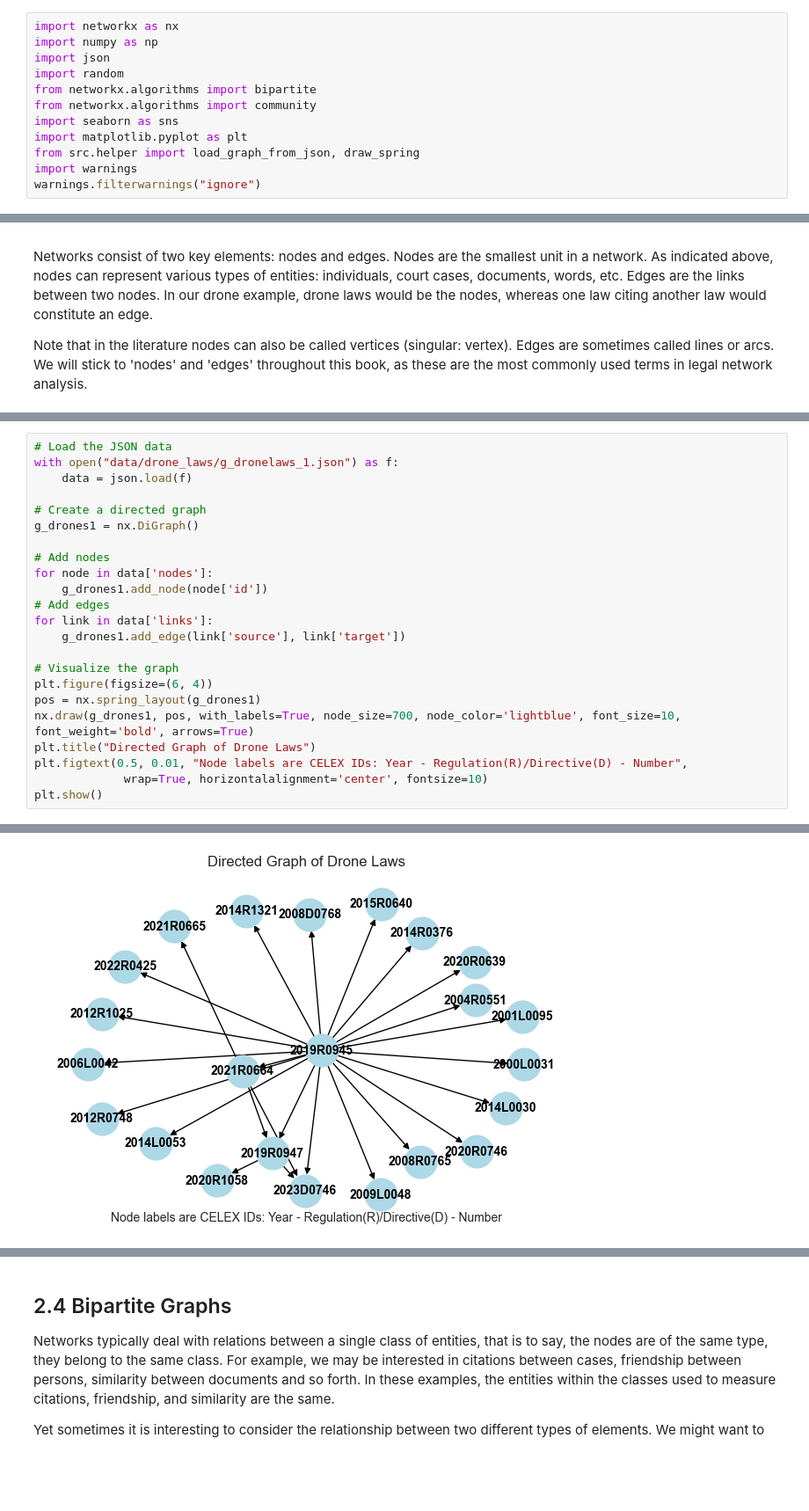
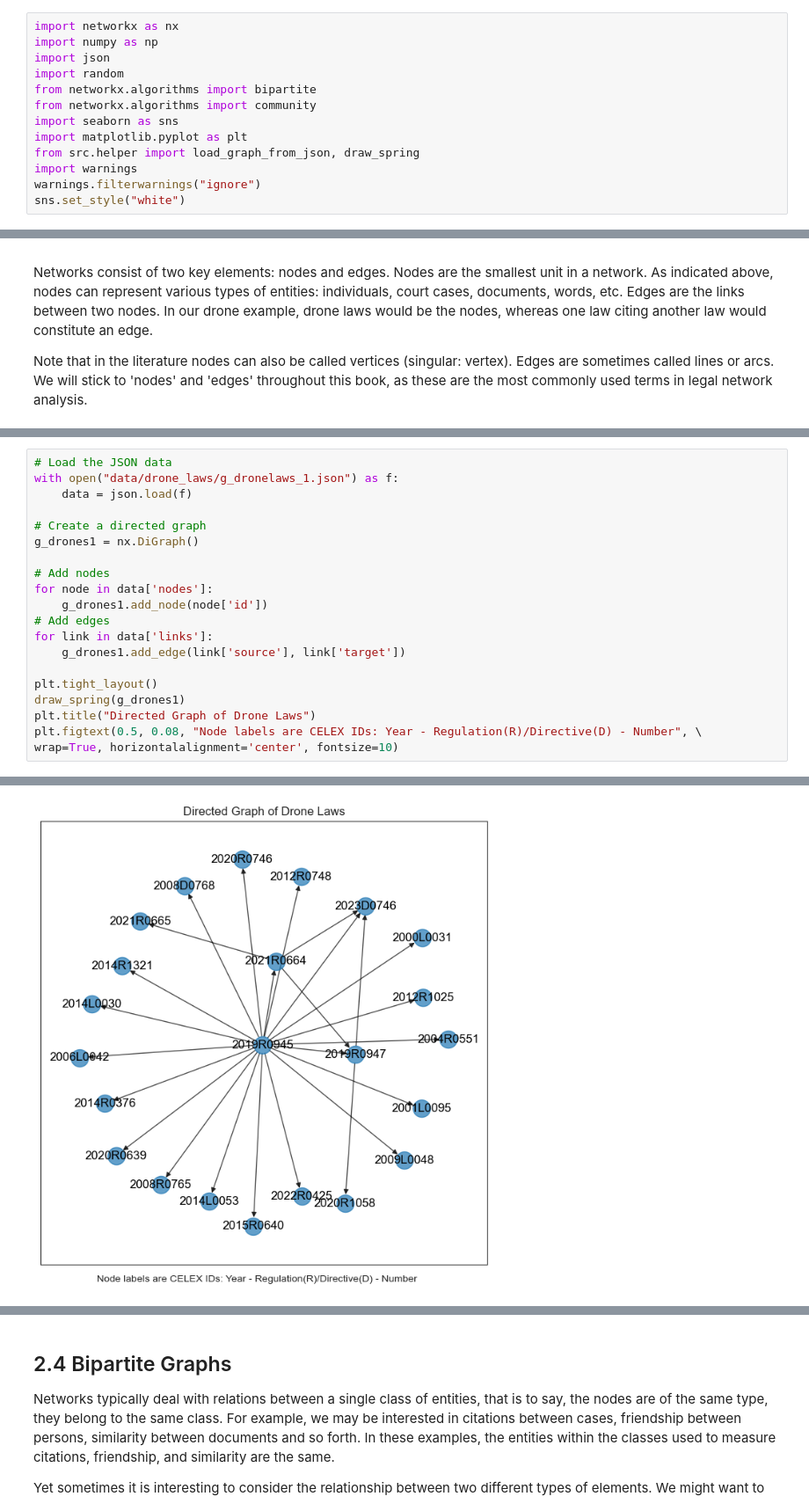
Before and after one commit to maastrichtlawtech/legalnetworkanalysis_textbook, a Jupyter notebook: Chapter_2_Key_Concepts.ipynb, the cells around one changed output, grey strips where cells are left out. Shown at 88% size. Cells and saved outputs as stored; diff of their text form; blank space fills up the shorter version.

```diff
--- a/Chapter_2_Key_Concepts.ipynb
+++ b/Chapter_2_Key_Concepts.ipynb
@@ -10,6 +10,7 @@ import matplotlib.pyplot as plt
 from src.helper import load_graph_from_json, draw_spring
 import warnings
 warnings.filterwarnings("ignore")
+sns.set_style("white")
 # %% [markdown]
 # 2 Key Concepts
 
@@ -48,12 +49,9 @@ for node in data['nodes']:
 for link in data['links']:
     g_drones1.add_edge(link['source'], link['target'])
 
-# Visualize the graph
-plt.figure(figsize=(6, 4))
-pos = nx.spring_layout(g_drones1)
-nx.draw(g_drones1, pos, with_labels=True, node_size=700, node_color='lightblue', font_size=10, font_weight='bold', arrows=True)
+plt.tight_layout()
+draw_spring(g_drones1)
 plt.title("Directed Graph of Drone Laws")
-plt.figtext(0.5, 0.01, "Node labels are CELEX IDs: Year - Regulation(R)/Directive(D) - Number",
-             wrap=True, horizontalalignment='center', fontsize=10)
-plt.show()
+plt.figtext(0.5, 0.08, "Node labels are CELEX IDs: Year - Regulation(R)/Directive(D) - Number", \
+wrap=True, horizontalalignment='center', fontsize=10)
 # %% [output]
@@ -60,4 +60,4 @@ plt.show()
-[figure, old version]
+[figure, new version]
 # %% [markdown]
 Although correctly made visualizations can provide insight, some visualizations can be misleading. The three plots below represent the exact same network (image from Wallis 2007, page 7). If one asks "which node is the most central one?" in relation to this particular network, the drawing on the left probably provides us the most insight and the one on the right is highly misleading (all the nodes in this network are equally central).
 
```
Also changed, not shown: parts of 8 cells of this notebook, 11 other files.
